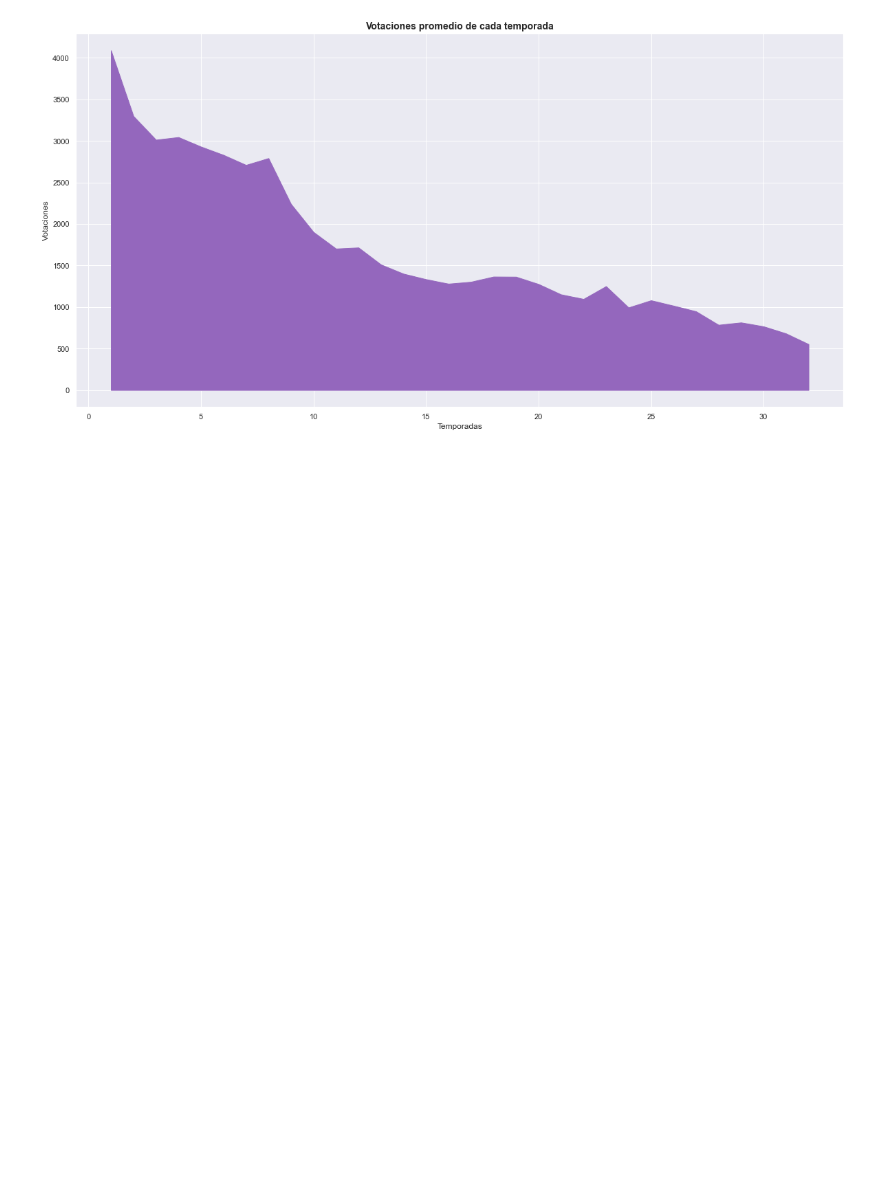
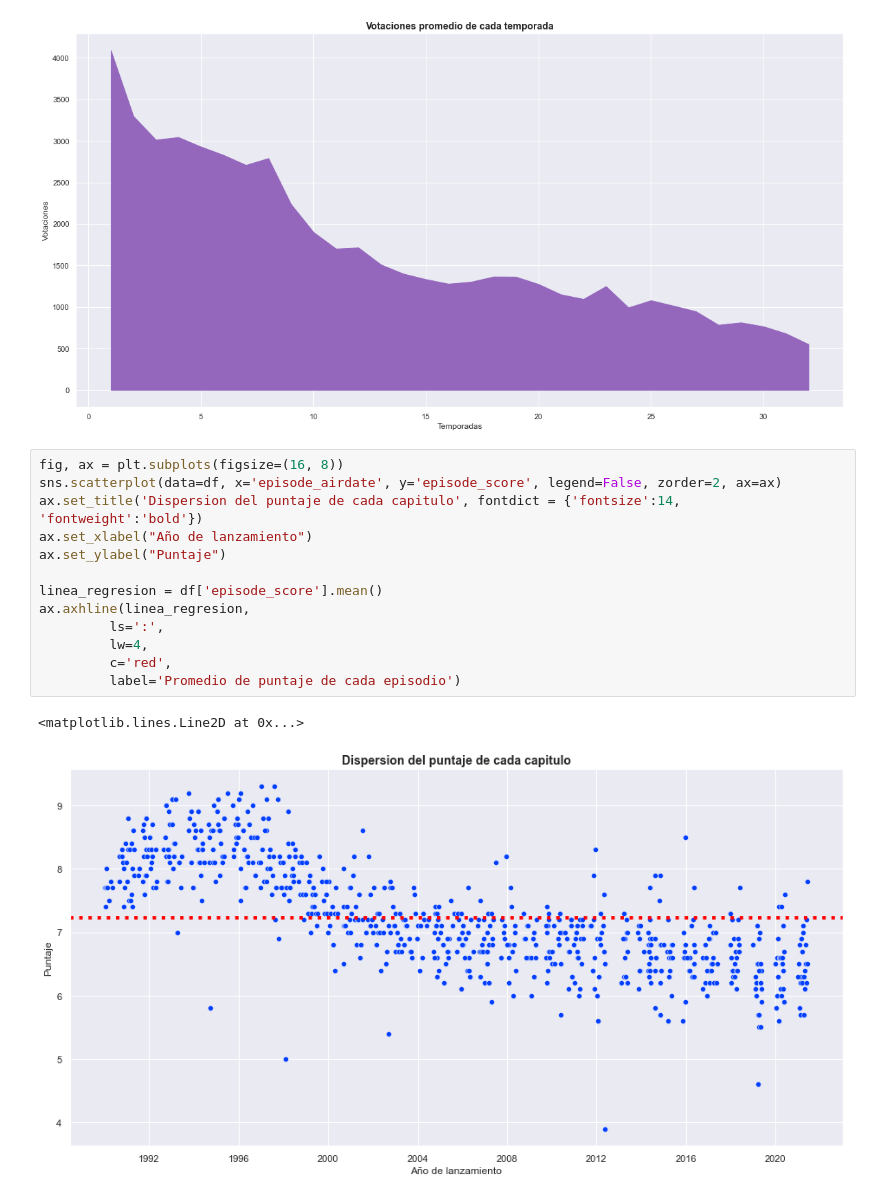
Before and after one commit to cxvetown/analisis_capitulos_los_simpsons, a Jupyter notebook: Los Simpsons Capitulos/code/Analisis_caps.ipynb, the cells around one changed output. Saved outputs shown, nothing was run; the diff lists cells and outputs as text; blank space fills up the shorter version.

```diff
--- a/Los Simpsons Capitulos/code/Analisis_caps.ipynb
+++ b/Los Simpsons Capitulos/code/Analisis_caps.ipynb
@@ -115,3 +125,19 @@ ax.set_ylabel("Votaciones")
 plt.show()
 # %% [output]
 [figure]
+# %%
+fig, ax = plt.subplots(figsize=(16, 8))
+sns.scatterplot(data=df, x='episode_airdate', y='episode_score', legend=False, zorder=2, ax=ax)
+ax.set_title('Dispersion del puntaje de cada capitulo', fontdict = {'fontsize':14, 'fontweight':'bold'})
+ax.set_xlabel("Año de lanzamiento")
+ax.set_ylabel("Puntaje")
+
+linea_regresion = df['episode_score'].mean()
+ax.axhline(linea_regresion,
+         ls=':',
+         lw=4,
+         c='red',
+         label='Promedio de puntaje de cada episodio')
+# %% [output]
+<matplotlib.lines.Line2D at 0x...>
+[figure, added]
```
Also changed, not shown: parts of 1 cell of this notebook.
